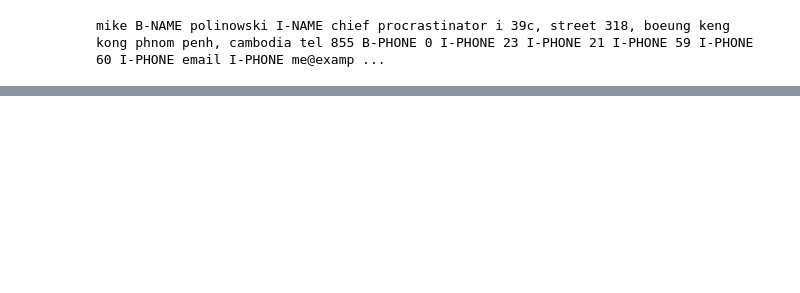
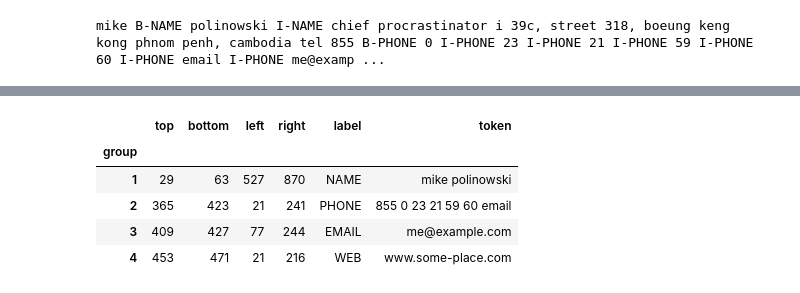
Before and after one commit to mpolinowski/tesseract-spacy-python, a Jupyter notebook: src/04_Predictions.ipynb, the cells around one changed output, grey strips where cells are left out. Drawn from its saved outputs; the diff is of its cells as text; code cells hidden in the pictures; blank space fills up the shorter version.

```diff
--- a/src/04_Predictions.ipynb
+++ b/src/04_Predictions.ipynb
@@ -48,0 +152,2 @@ mike B-NAME polinowski I-NAME chief procrastinator i 39c, street 318, boeung ken
+# %%
+bb_df['group'] = bb_df['label'].apply(grp_gen.getgroup)
@@ -48,0 +160,4 @@ mike B-NAME polinowski I-NAME chief procrastinator i 39c, street 318, boeung ken
+# %%
+bb_df[['top','left','width','height']] = bb_df[['top','left','width','height']].astype(int)
+bb_df['right'] = bb_df['left'] +  bb_df['width'] #Calculate right edge
+bb_df['bottom'] = bb_df['top'] +  bb_df['height'] #Calculate bottom edge
@@ -48,0 +180,21 @@ mike B-NAME polinowski I-NAME chief procrastinator i 39c, street 318, boeung ken
+# %%
+col_group = ['top','bottom','left','right','label','token','group']
+group_tag_img = bb_df[col_group].groupby(by='group')
+# %%
+img_tagging = group_tag_img.agg({
+    'top':min,
+    'bottom':max,
+    'left':min,
+    'right':max,
+    'label':np.unique,
+    'token':lambda x: " ".join(x) #Join all words together seperated by a space
+})
+# %%
+img_tagging
+# %% [output]
+|  | top | bottom | left | right | label | token |
+| group |  |  |  |  |  |  |
+| 1 | 29 | 63 | 527 | 870 | NAME | mike polinowski |
+| 2 | 365 | 423 | 21 | 241 | PHONE | 855 0 23 21 59 60 email |
+| 3 | 409 | 427 | 77 | 244 | EMAIL | me@example.com |
+| 4 | 453 | 471 | 21 | 216 | WEB | www.some-place.com |
```
Also changed, not shown: parts of 11 cells of this notebook.
